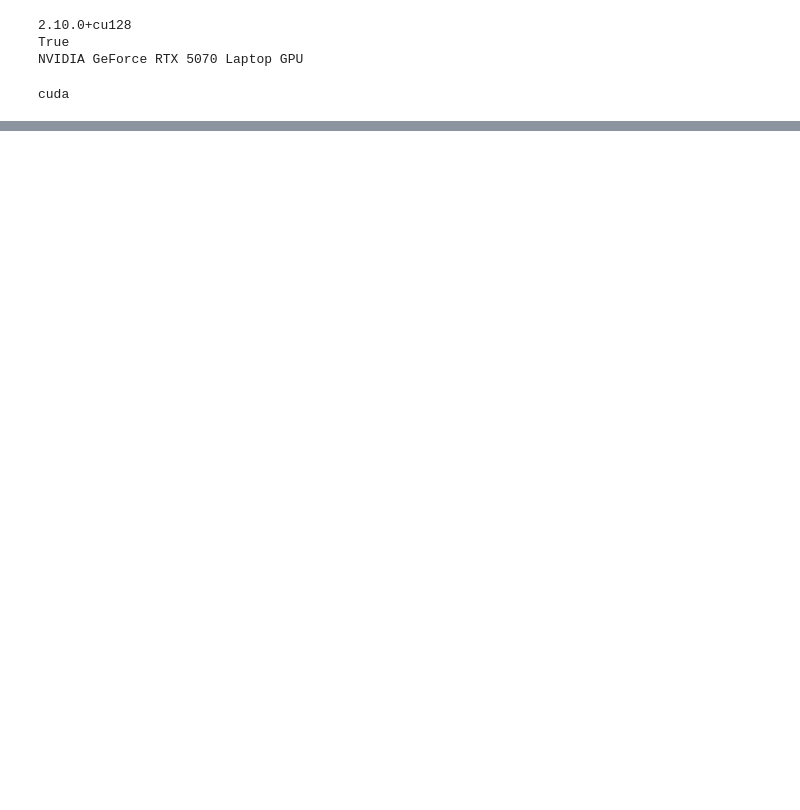
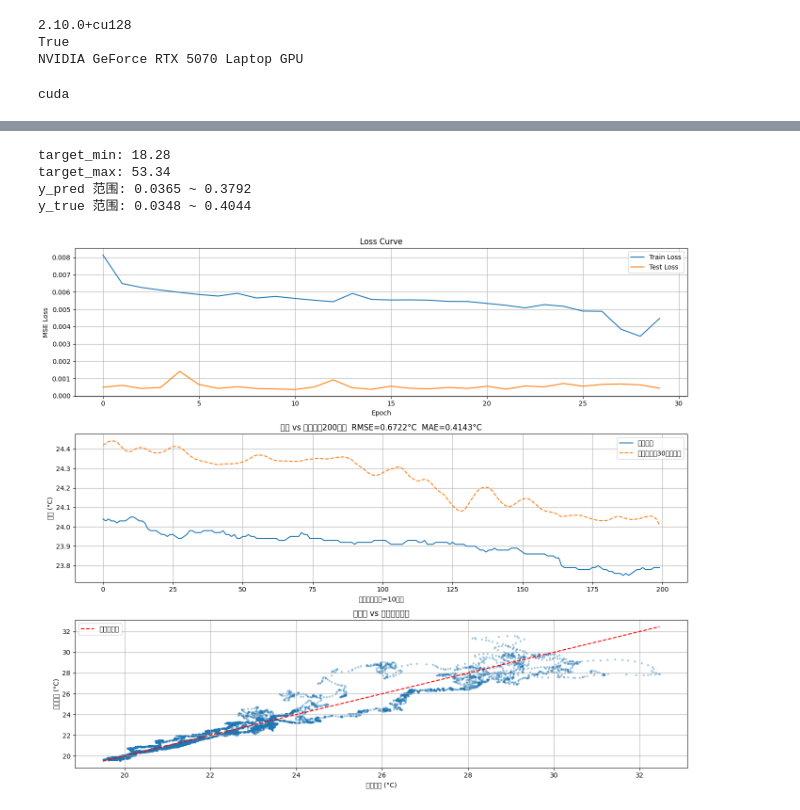
Before and after one commit to xhu703981/MicroClimateForecasting, a Jupyter notebook: lstm.ipynb, the cells around one changed output, grey strips where cells are left out. Cells and saved outputs as stored; diff of their text form; code cells hidden in the pictures; blank space fills up the shorter version.

```diff
--- a/lstm.ipynb
+++ b/lstm.ipynb
@@ -26,7 +26,7 @@ NUM_LAYERS=2
 EPOCHS=30
 LR=0.001
 # %%
-device=torch.device("cuda" if torch.cuda.is_available() else "CPU")
+device=torch.device("cuda" if torch.cuda.is_available() else "cpu")
 print(device)
 # %% [output]
 cuda
@@ -115,0 +141,5 @@ TypeError: LSTMModel.__init__() got an unexpected keyword argument 'input_size'
+# %%
+criterion=nn.MSELoss()
+optimizer = torch.optim.Adam(model.parameters(), lr=LR)
+
+train_losses,test_losses=[],[]
@@ -115,0 +195,13 @@ TypeError: LSTMModel.__init__() got an unexpected keyword argument 'input_size'
+# %%
+model.eval()
+with torch.no_grad():
+    y_pred = model(X_test.to(device)).cpu().numpy()
+    y_true = y_test.numpy()
+
+y_pred_real = y_pred * (target_max - target_min) + target_min
+y_true_real = y_true * (target_max - target_min) + target_min
+
+rmse = np.sqrt(mean_squared_error(y_true_real, y_pred_real))
+mae  = mean_absolute_error(y_true_real, y_pred_real)
+print(f"\nRMSE: {rmse:.4f} °C")
+print(f"MAE:  {mae:.4f} °C")
@@ -115,0 +211,58 @@ TypeError: LSTMModel.__init__() got an unexpected keyword argument 'input_size'
+# %%
+print(f"target_min: {target_min}")
+print(f"target_max: {target_max}")
+print(f"y_pred 范围: {y_pred.min():.4f} ~ {y_pred.max():.4f}")
+print(f"y_true 范围: {y_true.min():.4f} ~ {y_true.max():.4f}")
+# %% [output]
+target_min: 18.28
+target_max: 53.34
+y_pred 范围: 0.0365 ~ 0.3792
+y_true 范围: 0.0348 ~ 0.4044
+# %%
+model.eval()
+with torch.no_grad():
+    y_pred = model(X_test.to(device)).cpu().numpy()
+    y_true = y_test.numpy()
+
+y_pred_real = y_pred * (target_max - target_min) + target_min
+y_true_real = y_true * (target_max - target_min) + target_min
+
+fig, axes = plt.subplots(3, 1, figsize=(14, 12))
+
+# 图1：Loss 曲线
+axes[0].plot(train_losses, label="Train Loss")
+axes[0].plot(test_losses, label="Test Loss")
+axes[0].set_title("Loss Curve")
+axes[0].set_xlabel("Epoch")
+axes[0].set_ylabel("MSE Loss")
+axes[0].legend()
+axes[0].grid(True)
+
+# 图2：预测 vs 真实（前200个点）
+n_show = 200
+axes[1].plot(y_true_real[:n_show], label="真实温度")
+axes[1].plot(y_pred_real[:n_show], label="预测温度（30分钟后）", linestyle="--")
+axes[1].set_title(f"预测 vs 真实（前{n_show}步）  RMSE={rmse:.4f}°C  MAE={mae:.4f}°C")
+axes[1].set_xlabel("时间步（每步=10秒）")
+axes[1].set_ylabel("温度 (°C)")
+axes[1].legend()
+axes[1].grid(True)
+
+# 图3：散点图，完美预测应该在对角线上
+axes[2].scatter(y_true_real, y_pred_real, alpha=0.3, s=5)
+axes[2].plot(
+    [y_true_real.min(), y_true_real.max()],
+    [y_true_real.min(), y_true_real.max()],
+    'r--', label="完美预测线"
+)
+axes[2].set_title("预测值 vs 真实值散点图")
+axes[2].set_xlabel("真实温度 (°C)")
+axes[2].set_ylabel("预测温度 (°C)")
+axes[2].legend()
+axes[2].grid(True)
+
+plt.tight_layout()
+plt.savefig("bme280_lstm_result.png", dpi=150)
+plt.show()
+# %% [output]
+[figure, added]
```
Also changed, not shown: parts of 10 cells of this notebook, 2 other files.
